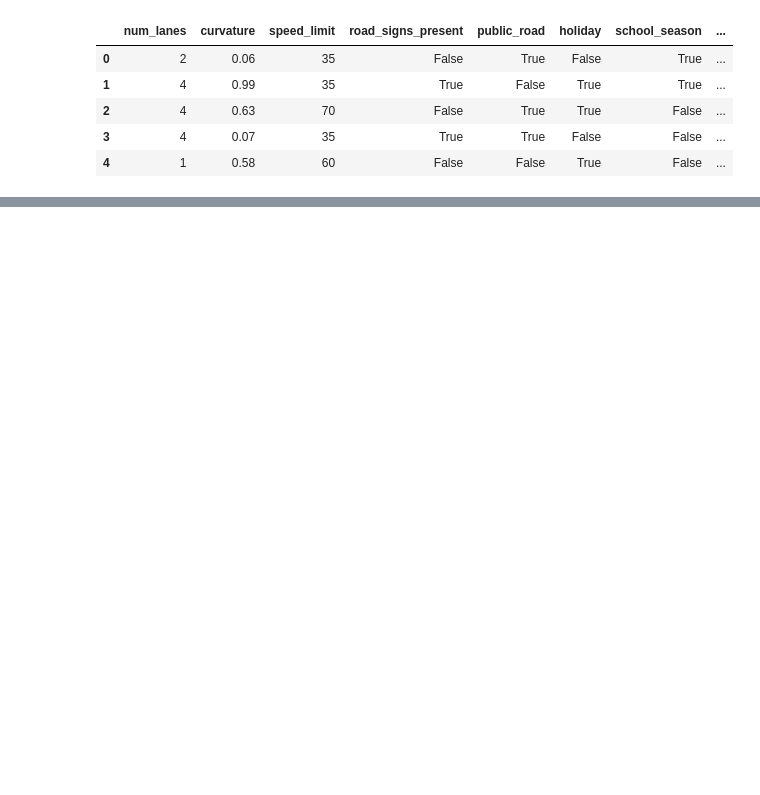
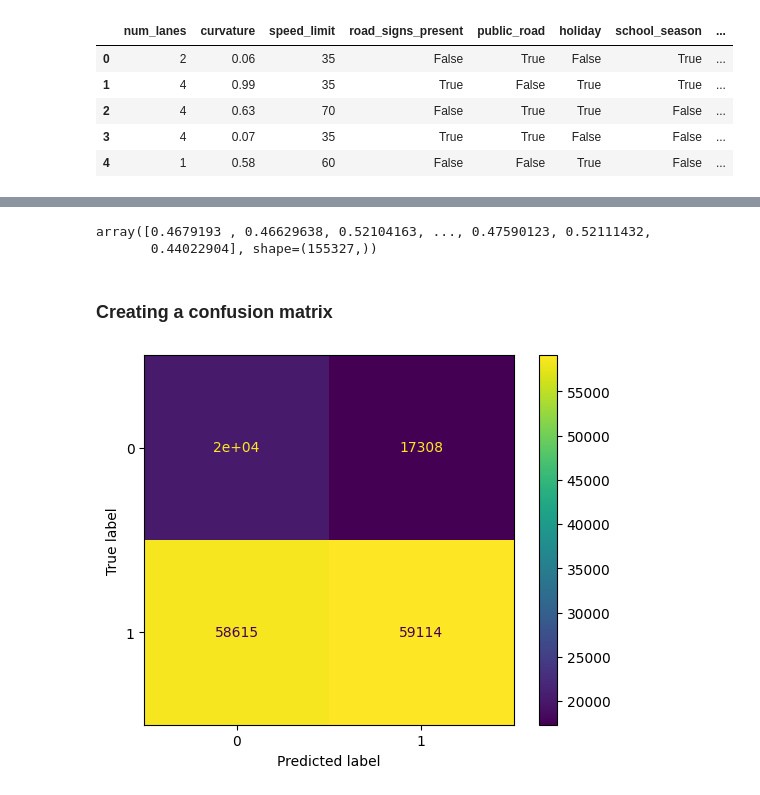
Before and after one commit to PrincelyKitilya/Accident-Prediction, a Jupyter notebook: logistic_regression.ipynb, the cells around one changed output, grey strips where cells are left out. Drawn from its saved outputs; the diff is of its cells as text; code cells hidden in the pictures; blank space fills up the shorter version.

```diff
--- a/logistic_regression.ipynb
+++ b/logistic_regression.ipynb
@@ -171,0 +198,21 @@ accident.head()
+# %%
+#saving the x and y variables for training and testing
+X = accident[[
+    "num_lanes",
+    "curvature",
+    "speed_limit",
+    "road_signs_present",
+    "public_road",
+    "holiday",
+    "school_season",
+    "accident_risk",
+    "rural",
+    "urban",
+    "dim",
+    "night",
+    "foggy",
+    "rainy",
+    "evening",
+    "morning"]]
+
+y = accident[['is_accident']]
@@ -171,0 +241,9 @@ accident.head()
+# %%
+# splitting the x and y variables for training and testing
+X_train, X_test, y_train, y_test = train_test_split(X, y, test_size=0.3, random_state=42)
+
+#Building  regression model
+clf = LogisticRegression(class_weight='balanced', max_iter=1000).fit(X_train, y_train)
+
+#getting preditions and saving them
+y_pred = clf.predict(X_test)
@@ -171,0 +255,8 @@ accident.head()
+# %%
+#printing out the predicted probabilities
+clf.predict_proba(X_test)[::,-1]
+# %% [output]
+array([0.4679193 , 0.46629638, 0.52104163, ..., 0.47590123, 0.52111432,
+       0.44022904], shape=(155327,))
+# %% [markdown]
+### Creating a confusion matrix
@@ -171,0 +266,14 @@ accident.head()
+# %%
+# calculating the values for each quadrant in the confusion matrix
+cm = metrics. confusion_matrix(y_test, y_pred, labels=clf.classes_)
+# %%
+#creating a confusion matrix as a visualization
+disp = metrics.ConfusionMatrixDisplay(confusion_matrix=cm, display_labels=clf.classes_)
+# %%
+# Displaying the confusion matrix
+disp.plot()
+
+#showing the plot
+plt.show()
+# %% [output]
+[figure, added]
```
Also changed, not shown: parts of 10 cells of this notebook.
